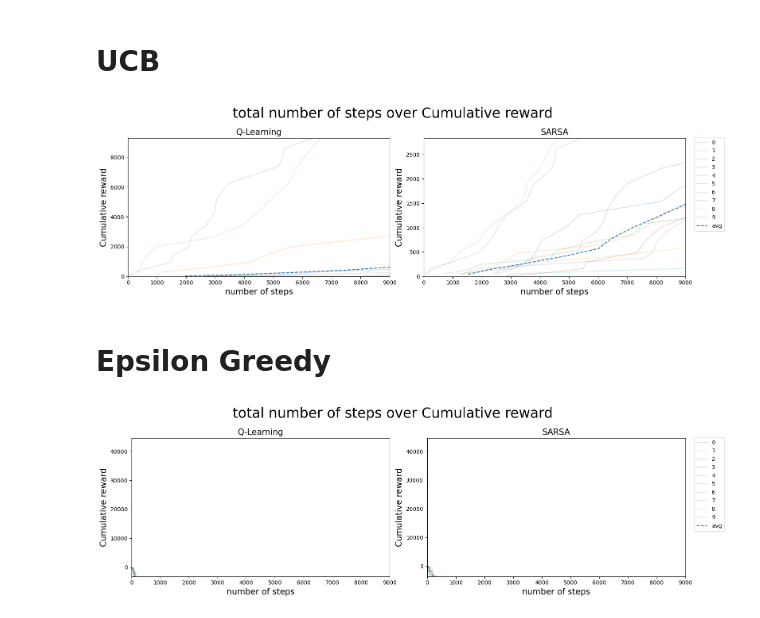
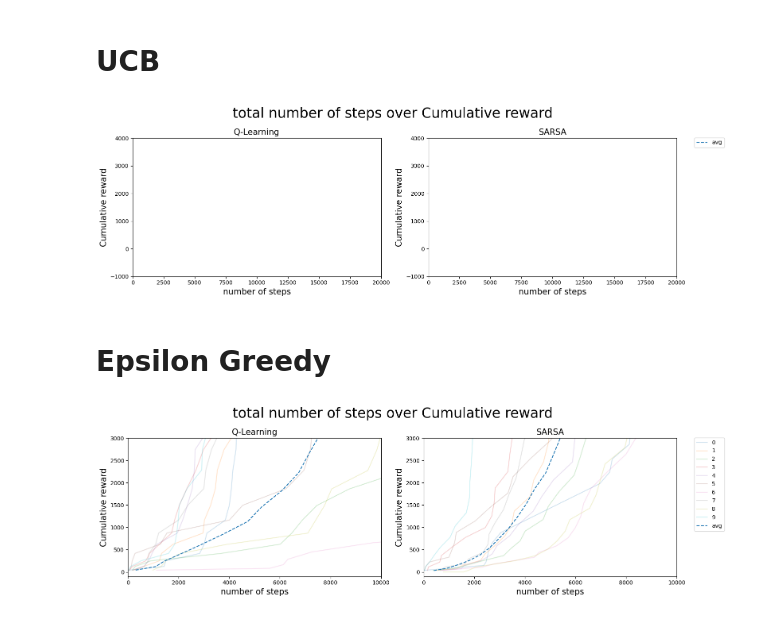
Before and after one commit to Schmiddi3110/MasterStudium, a Jupyter notebook: DRL/Studienarbeiten/Studienarbeit1/test.ipynb, the cells around one changed output. Saved outputs shown, nothing was run; the diff lists cells and outputs as text; code cells hidden in the pictures.

```diff
--- a/DRL/Studienarbeiten/Studienarbeit1/test.ipynb
+++ b/DRL/Studienarbeiten/Studienarbeit1/test.ipynb
@@ -121,9 +183,6 @@ s_ucb = sarsa(SARSA_PARAMS_A1_UCB['ALPHA'],
           SARSA_PARAMS_A1_UCB['EPS']
           )
 
-env = Random(size=12, water=0.3, mountain=0)
-
-
 
 for i in range(COUNT_ENVIRONMENT):
     env = Random(size=12, water=0.3, mountain=0)
@@ -231,8 +334,8 @@ for i in range(COUNT_ENVIRONMENT):
     qlearning_data_no_decay_A2[i] = q_no_decay_2.run_epsilon_greedy(env)
     sarsa_data_no_decay_A2[i] = s_no_decay_2.run_epsilon_greedy(env)
 
-    qlearning_data_ucb_A2[i] = q_ucb_2.run_ucb(env)
-    sarsa_data_ucb_A2[i] = s_ucb_2.run_ucb(env)
+    #qlearning_data_ucb_A2[i] = q_ucb_2.run_ucb(env)
+    #sarsa_data_ucb_A2[i] = s_ucb_2.run_ucb(env)
 # %% [output]
 running env: 0
 running env: 1
@@ -255,4 +372,4 @@ plot_steps([qlearning_data_A2, sarsa_data_A2], [Q_PARAMS_A2_decay_epsilon['EPISO
 # %%
 plot_steps([qlearning_data_ucb_A2, sarsa_data_ucb_A2], [Q_PARAMS_A2_ucb['EPISODES'], Q_PARAMS_A2_ucb['EPISODES']], ['Q-Learning', 'SARSA'])
 # %% [output]
-[figure, old version]
+[figure, new version]
@@ -259,6 +380,6 @@ plot_steps([qlearning_data_ucb_A2, sarsa_data_ucb_A2], [Q_PARAMS_A2_ucb['EPISODE
 # %% [markdown]
 # Epsilon Greedy
 # %%
-plot_steps([qlearning_data_no_decay, sarsa_data_no_decay], [Q_PARAMS_A2_epsilon['EPISODES'], SARSA_PARAMS_A2_epsilon['EPISODES']], ['Q-Learning', 'SARSA'])
+plot_steps([qlearning_data_no_decay_A2, sarsa_data_no_decay_A2], [Q_PARAMS_A2_epsilon['EPISODES'], SARSA_PARAMS_A2_epsilon['EPISODES']], ['Q-Learning', 'SARSA'],[-100,3000,10000])
 # %% [output]
-[figure, old version]
+[figure, new version]
```
Also changed, not shown: parts of 15 cells of this notebook, 8 other files.
